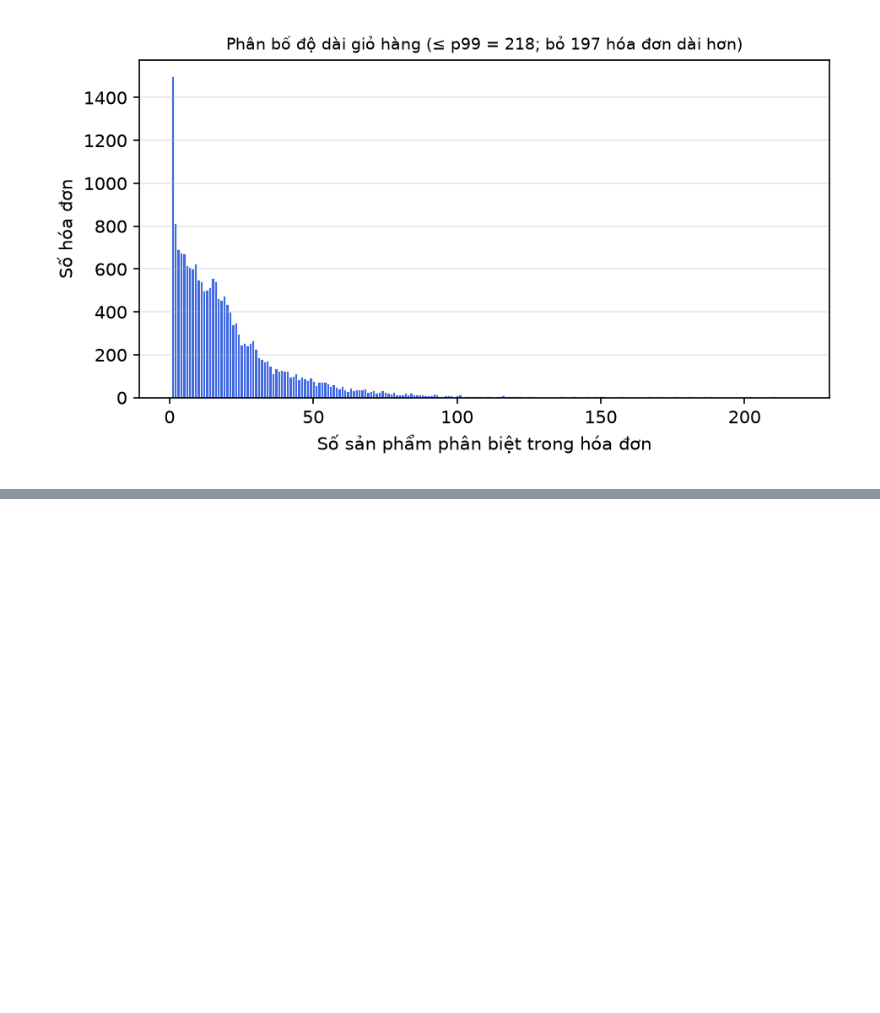
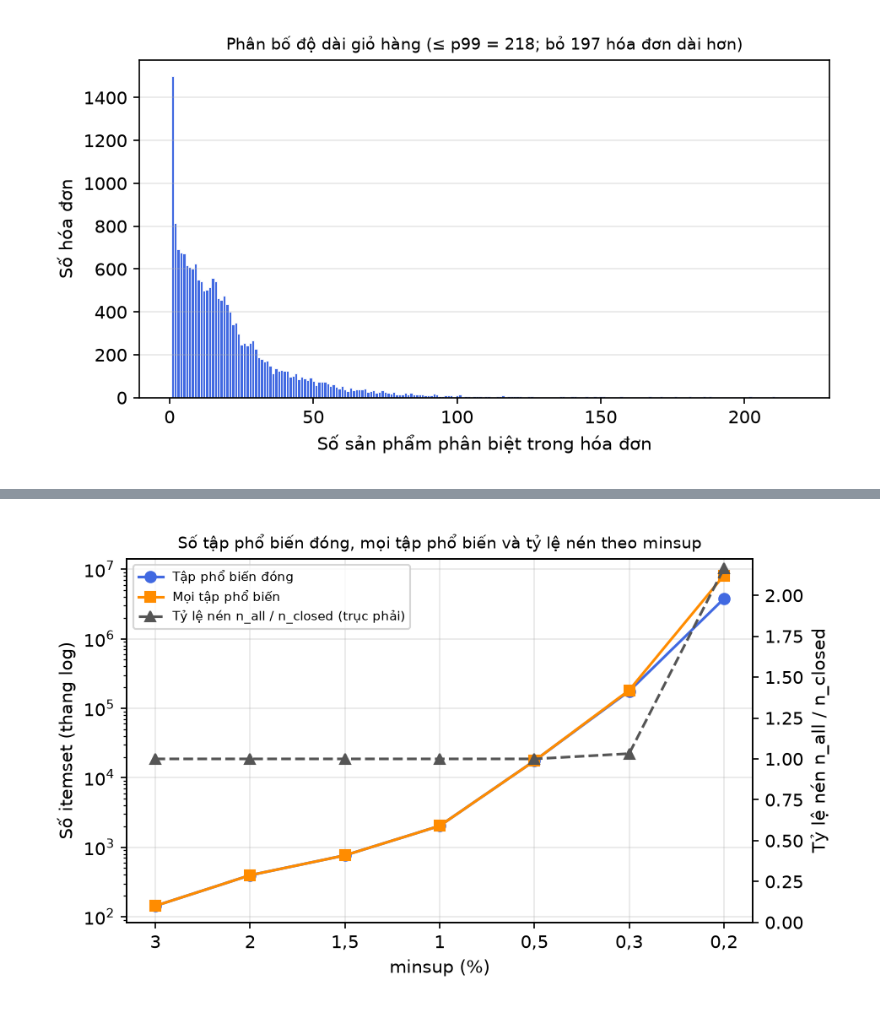
Before and after one commit to DRAGON-1312/FPClose, a Jupyter notebook: notebooks/application_01.ipynb, the cells around one changed output, grey strips where cells are left out. Saved outputs shown, nothing was run; the diff lists cells and outputs as text; code cells hidden in the pictures; blank space fills up the shorter version.

```diff
--- a/notebooks/application_01.ipynb
+++ b/notebooks/application_01.ipynb
@@ -73,10 +90,26 @@ NON_PRODUCT_PREFIXES = mb.NON_PRODUCT_PREFIXES  # tiền tố mã không phải
 STOCK_CODE_PATTERN = mb.STOCK_CODE_PATTERN    # chỉ dùng để thống kê mã lệch mẫu, không dùng để loại
 ID_START = mb.ID_START                        # id item đầu tiên (read_spmf nhận id >= 0)
 
+# Khai thác bằng FPClose của nhóm (mục 4–7)
+TX_PATH = APP / 'data' / 'transactions.txt'   # đầu vào của demo.jl (tạo ở mục 3.4)
+OUT_DIR = APP / 'out'                         # output thô của FPClose (không commit)
+MINSUP_SURVEY = [0.03, 0.02, 0.015, 0.01, 0.005, 0.003, 0.002]  # mục 5; mức < 1% chỉ để khảo sát, không sinh luật
+SURVEY_TIMEOUT = 600                          # giới hạn thời gian (giây) cho mỗi lần chạy demo.jl
+MINSUP = 0.01                                 # ĐÃ CHỐT dựa trên khảo sát mục 5: minsup khai thác và sinh luật
+MINCONF = 0.6                                 # ĐÃ CHỐT: ngưỡng confidence
+TOP_K = 10                                    # số luật lấy theo lift
+MINSUP_SENS = 0.02                            # minsup cao hơn để khảo sát độ nhạy của luật (mục 7.3)
+LONG_THRESHOLDS = [500, 200]                  # mục 5.1: bỏ hóa đơn có >= t sản phẩm, với mỗi t
+LONG_MINSUPS = [0.01, 0.002]                  # mục 5.1: các mức minsup dùng để so với dữ liệu gốc
+LONG_RULES_MAX_LEN = 200                      # mục 5.1: ngưỡng độ dài khi so sánh luật ở MINSUP
+RULE_COLS = ['rank_all', 'antecedent', 'consequent', 'support', 'confidence', 'lift', 'count']  # cột hiển thị
+
 pd.set_option('display.max_rows', 100)
 pd.set_option('display.max_colwidth', 100)
 print('Thư mục ứng dụng:', APP)
 print('NON_PRODUCT:', NON_PRODUCT, '| tiền tố:', NON_PRODUCT_PREFIXES, '| ID_START:', ID_START)
+print('MINSUP_SURVEY:', MINSUP_SURVEY, '| SURVEY_TIMEOUT:', SURVEY_TIMEOUT)
+print('MINSUP:', MINSUP, '| MINCONF:', MINCONF, '| TOP_K:', TOP_K, '| MINSUP_SENS:', MINSUP_SENS)
 # %% [output]
 Thư mục ứng dụng: C:\HCMUS\Data Mining\FPClose\FPClose\applications\application_01
 NON_PRODUCT: ('POST', 'DOT', 'M', 'D', 'C2', 'CRUK', 'PADS', 'S', 'B', 'BANK CHARGES', 'AMAZONFEE') | tiền tố: ('GIFT_', 'DCGS') | ID_START: 1
@@ -268,0 +290,7 @@ transaction_stats: C:\HCMUS\Data Mining\FPClose\FPClose\applications\application
+# %%
+mining = mb.run_fpclose(ROOT, TX_PATH, MINSUP, OUT_DIR)
+info = mining['info']
+print(f"minsup = {MINSUP}: tối thiểu {info.get('minsup_count')} trên {info.get('transactions')} giao dịch")
+print(f"Số tập phổ biến đóng: {info.get('closed_itemsets')} | số tập phổ biến: {info.get('frequent_itemsets')}")
+print(f"Thời gian: khai thác {info.get('mining_seconds')} s, khôi phục {info.get('recovery_seconds')} s, "
+      f"cả tiến trình (gồm khởi động Julia) {mining['wall_s']:.2f} s")
@@ -268,0 +322,5 @@ transaction_stats: C:\HCMUS\Data Mining\FPClose\FPClose\applications\application
+# %%
+survey = mb.minsup_survey(ROOT, TX_PATH, MINSUP_SURVEY, OUT_DIR, timeout=SURVEY_TIMEOUT)
+(APP / 'results').mkdir(parents=True, exist_ok=True)
+survey.to_csv(APP / 'results' / 'minsup_survey.csv', index=False, encoding='utf-8')
+display(mb.styled(survey))
@@ -268,0 +336,5 @@ transaction_stats: C:\HCMUS\Data Mining\FPClose\FPClose\applications\application
+# %%
+survey_fig = mb.plot_minsup_survey(survey, APP / 'results' / 'figures' / 'minsup_survey.png')
+display(Image(filename=str(survey_fig)))
+# %% [output]
+[figure, added]
```
Also changed, not shown: parts of 58 cells of this notebook, 16 other files.
